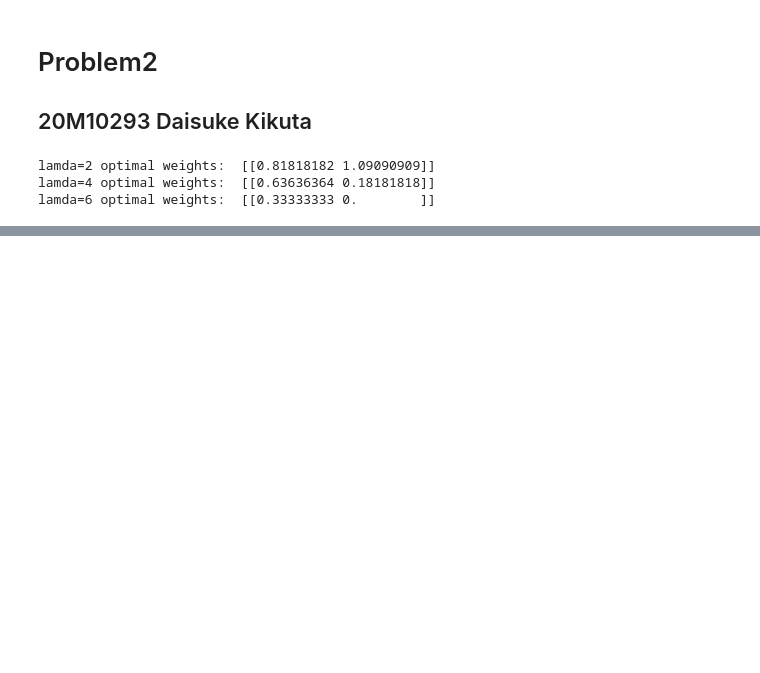
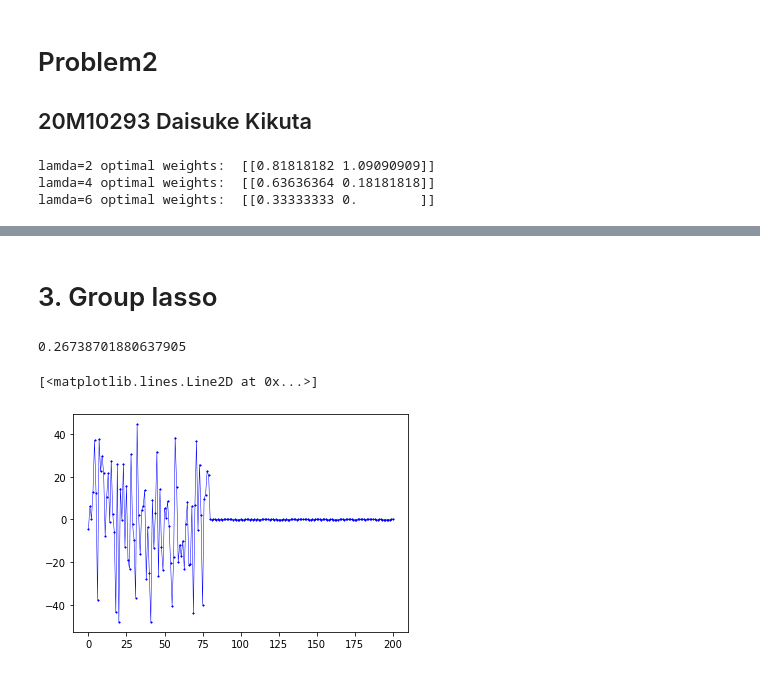
Before and after one commit to oookiku/advanced_machine_learning_report, a Jupyter notebook: problem2.ipynb, the cells around one changed output, grey strips where cells are left out. Saved outputs shown, nothing was run; the diff lists cells and outputs as text; code cells hidden in the pictures; blank space fills up the shorter version.

Commit message:
added group lasso

```diff
--- a/problem2.ipynb
+++ b/problem2.ipynb
@@ -82,0 +127,2 @@ Text(0, 0.5, '|| w - w_opt ||')
+# %% [markdown]
+# 3. Group lasso
@@ -82,0 +167,39 @@ Text(0, 0.5, '|| w - w_opt ||')
+# %%
+#------------------------------------#
+# linear regression with group lasso #
+#------------------------------------#
+
+y       = y_d6
+x_tilde = x_d6_tilde
+w       = w_d6
+noise   = noise_d6
+n       = n_d6
+d       = d_d6
+g       = g_d6
+
+# parameters
+itr   = 200
+hp    = 1.0
+la, v = np.linalg.eigh(np.dot(x_tilde.T, x_tilde))
+L     = np.max(la) # lipschitz constant
+
+# main loop
+for t in range(1, itr):
+    w = w - 1/L*grad_glasso(x_tilde, w, y)
+
+    for i in range(0, groupSize):
+        w[g[i]] = prox_glasso(w, hp/L, g[i])
+
+# test
+x_test = np.random.randn(n, d)
+x_test_tilde = np.hstack([x_test, np.ones((n, 1))])
+y_test = np.dot(x_test_tilde, w) + noise * np.random.randn(n, 1)
+y_pred = np.dot(x_test_tilde, w)
+print(np.mean((y_pred - y_test)**2))
+# %% [output]
+0.26738701880637905
+# %%
+plt.plot(w, 'b-*', markersize=1.5, linewidth=0.5)
+# %% [output]
+[<matplotlib.lines.Line2D at 0x...>]
+[figure, added]
```
Also changed, not shown: parts of 9 cells of this notebook.
